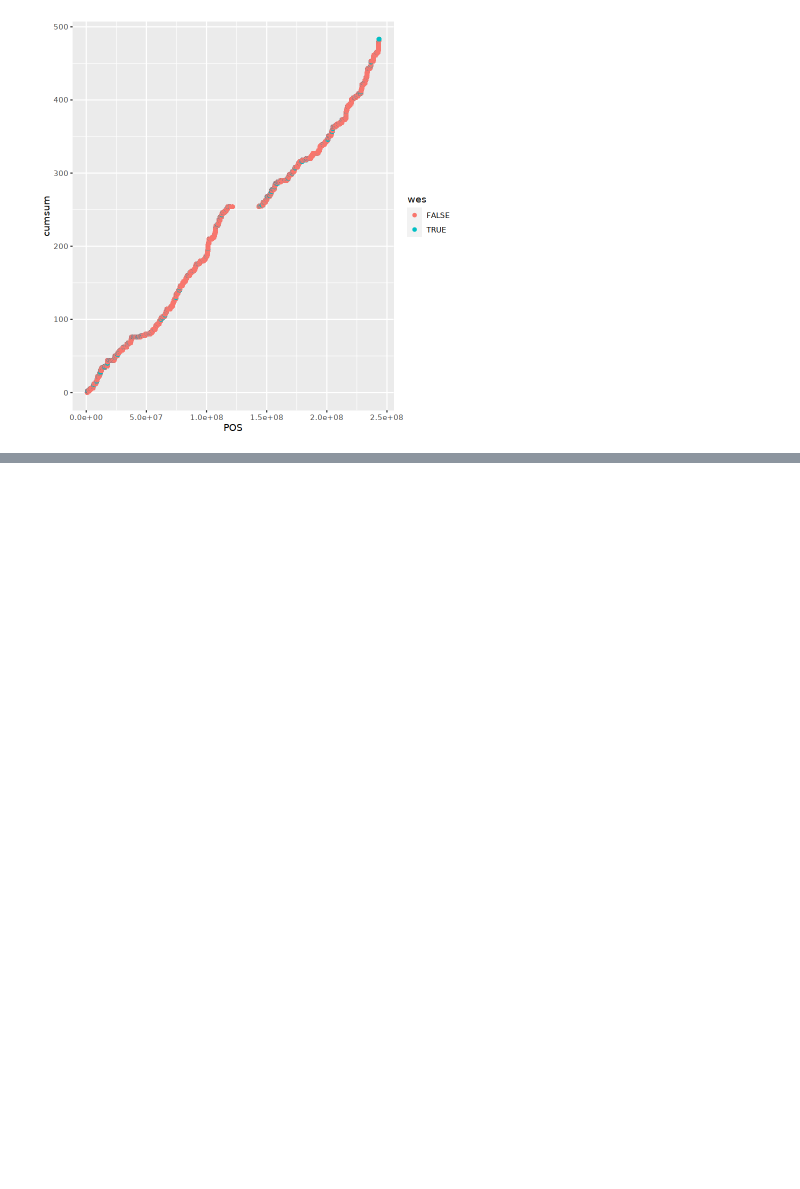
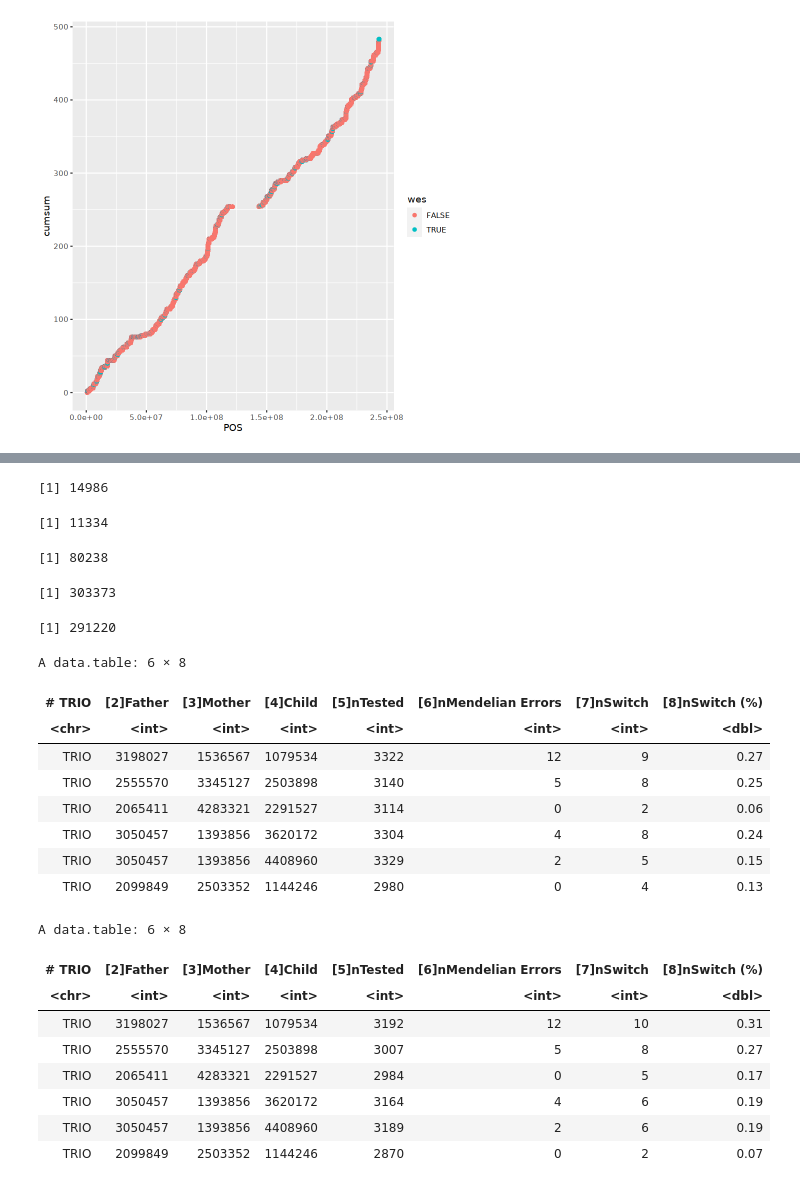
Before and after one commit to frhl/wes_ko_ukbb, a Jupyter notebook: notebooks/bconf.ipynb, the cells around one changed output, grey strips where cells are left out. Cells and saved outputs as stored; diff of their text form; code cells hidden in the pictures; blank space fills up the shorter version.

```diff
--- a/notebooks/bconf.ipynb
+++ b/notebooks/bconf.ipynb
@@ -198,0 +277,44 @@ args <- list(
+# %%
+# but there are 15k variants in the S4 file that is not present in the S5 file
+length(unique(nooverlap$ID))
+# %% [output]
+[1] 14986
+# %%
+sum(d5$ID %in% d4$ID)
+# %% [output]
+[1] 11334
+# %%
+sum(d5$ID %in% d4$ID_flip)
+# %% [output]
+[1] 80238
+# %%
+nrow(d4); nrow(d5)
+# %% [output]
+[1] 303373
+[1] 291220
+# %%
+cat_grep <- function(f, g) fread(cmd = paste("cat",f,"| grep", g))
+# %%
+d4t <- cat_grep('data/phased/wes_union_calls/200k/shapeit4/with_parents/ukb_eur_wes_union_calls_200k_chr20.trio', "TRIO")
+d5t <- cat_grep('data/phased/wes_union_calls/200k/shapeit5/parents/ukb_wes_union_calls_200k_shapeit5_parents_chr20.trio', "TRIO")
+# %%
+head(d4t); head(d5t)
+# %% [output]
+A data.table: 6 × 8
+| # TRIO | [2]Father | [3]Mother | [4]Child | [5]nTested | [6]nMendelian Errors | [7]nSwitch | [8]nSwitch (%) |
+| <chr> | <int> | <int> | <int> | <int> | <int> | <int> | <dbl> |
+| TRIO | 3198027 | 1536567 | 1079534 | 3322 | 12 | 9 | 0.27 |
+| TRIO | 2555570 | 3345127 | 2503898 | 3140 | 5 | 8 | 0.25 |
+| TRIO | 2065411 | 4283321 | 2291527 | 3114 | 0 | 2 | 0.06 |
+| TRIO | 3050457 | 1393856 | 3620172 | 3304 | 4 | 8 | 0.24 |
+| TRIO | 3050457 | 1393856 | 4408960 | 3329 | 2 | 5 | 0.15 |
+| TRIO | 2099849 | 2503352 | 1144246 | 2980 | 0 | 4 | 0.13 |
+A data.table: 6 × 8
+| # TRIO | [2]Father | [3]Mother | [4]Child | [5]nTested | [6]nMendelian Errors | [7]nSwitch | [8]nSwitch (%) |
+| <chr> | <int> | <int> | <int> | <int> | <int> | <int> | <dbl> |
+| TRIO | 3198027 | 1536567 | 1079534 | 3192 | 12 | 10 | 0.31 |
+| TRIO | 2555570 | 3345127 | 2503898 | 3007 | 5 | 8 | 0.27 |
+| TRIO | 2065411 | 4283321 | 2291527 | 2984 | 0 | 5 | 0.17 |
+| TRIO | 3050457 | 1393856 | 3620172 | 3164 | 4 | 6 | 0.19 |
+| TRIO | 3050457 | 1393856 | 4408960 | 3189 | 2 | 6 | 0.19 |
+| TRIO | 2099849 | 2503352 | 1144246 | 2870 | 0 | 2 | 0.07 |
```
Also changed, not shown: parts of 15 cells of this notebook, 6 other files.
